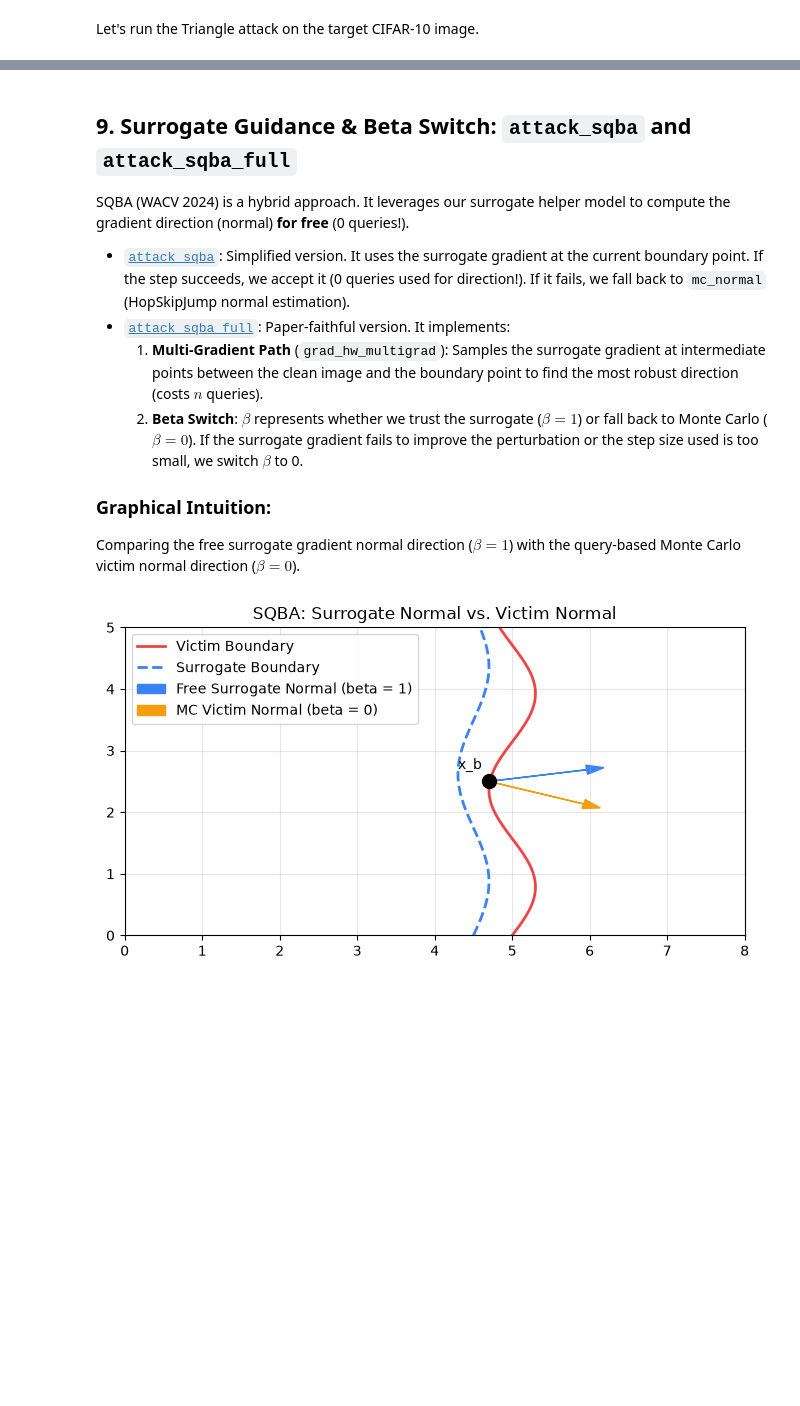
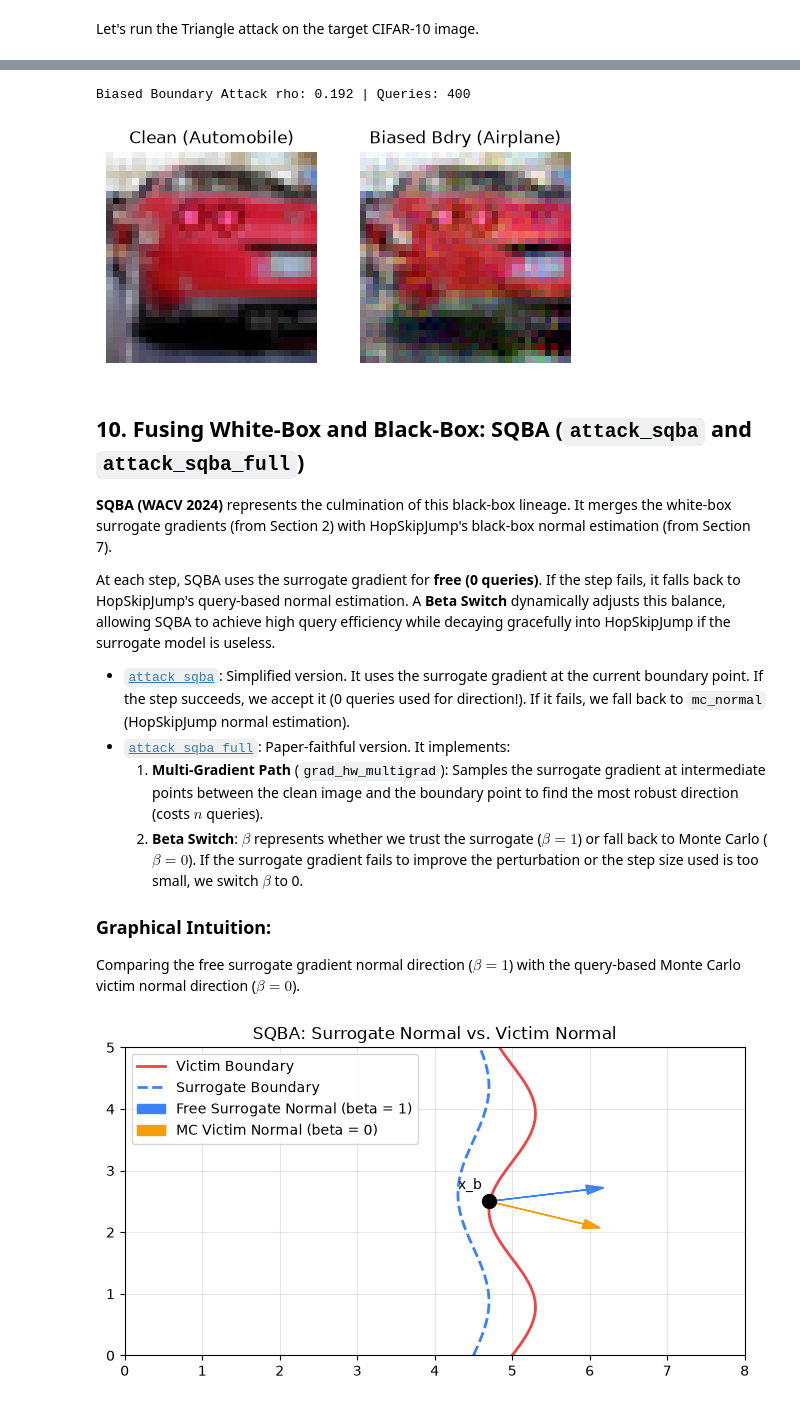
Before and after one commit to xancatos/blackbox, a Jupyter notebook: lineage_tutorial.ipynb, the cells around one changed output, grey strips where cells are left out. Saved outputs shown, nothing was run; the diff lists cells and outputs as text; code cells hidden in the pictures; blank space fills up the shorter version.

Commit message:
feat: restructure notebook and code to follow logical lineage sequence

```diff
--- a/lineage_tutorial.ipynb
+++ b/lineage_tutorial.ipynb
@@ -728,7 +739,25 @@ Triangle Attack rho: 0.345 | Queries: 117
+# %%
+from attacks import attack_boundary
+
+# Run biased boundary attack (using surrogate gradient)
+ctx.q = 0
+x_biased_bound = attack_boundary(ctx, x0, y0, loose, bias=0.5, steps=400)
+print(f"Biased Boundary Attack rho: {rho(x_biased_bound, x0):.3f} | Queries: {ctx.q}")
+
+# Display images side-by-side
+fig, axes = plt.subplots(1, 2, figsize=(6, 3))
+show_cifar(x0, axes[0], f"Clean ({'Airplane' if y0==0 else 'Automobile'})")
+show_cifar(x_biased_bound, axes[1], f"Biased Bdry ({'Airplane' if victim_label(x_biased_bound)==0 else 'Automobile'})")
+plt.show()
+# %% [output]
+Biased Boundary Attack rho: 0.192 | Queries: 400
+[figure, added]
 # %% [markdown]
-## 9. Surrogate Guidance & Beta Switch: `attack_sqba` and `attack_sqba_full`
+## 10. Fusing White-Box and Black-Box: SQBA (`attack_sqba` and `attack_sqba_full`)
 
-SQBA (WACV 2024) is a hybrid approach. It leverages our surrogate helper model to compute the gradient direction (normal) **for free** (0 queries!).
+**SQBA (WACV 2024)** represents the culmination of this black-box lineage. It merges the white-box surrogate gradients (from Section 2) with HopSkipJump's black-box normal estimation (from Section 7).
+
+At each step, SQBA uses the surrogate gradient for **free (0 queries)**. If the step fails, it falls back to HopSkipJump's query-based normal estimation. A **Beta Switch** dynamically adjusts this balance, allowing SQBA to achieve high query efficiency while decaying gracefully into HopSkipJump if the surrogate model is useless.
 
 * [`attack_sqba`](./attacks.py#L517): Simplified version. It uses the surrogate gradient at the current boundary point. If the step succeeds, we accept it (0 queries used for direction!). If it fails, we fall back to `mc_normal` (HopSkipJump normal estimation).
 * [`attack_sqba_full`](./attacks.py#L611): Paper-faithful version. It implements:
```
Also changed, not shown: parts of 18 cells of this notebook, 1 other file.
